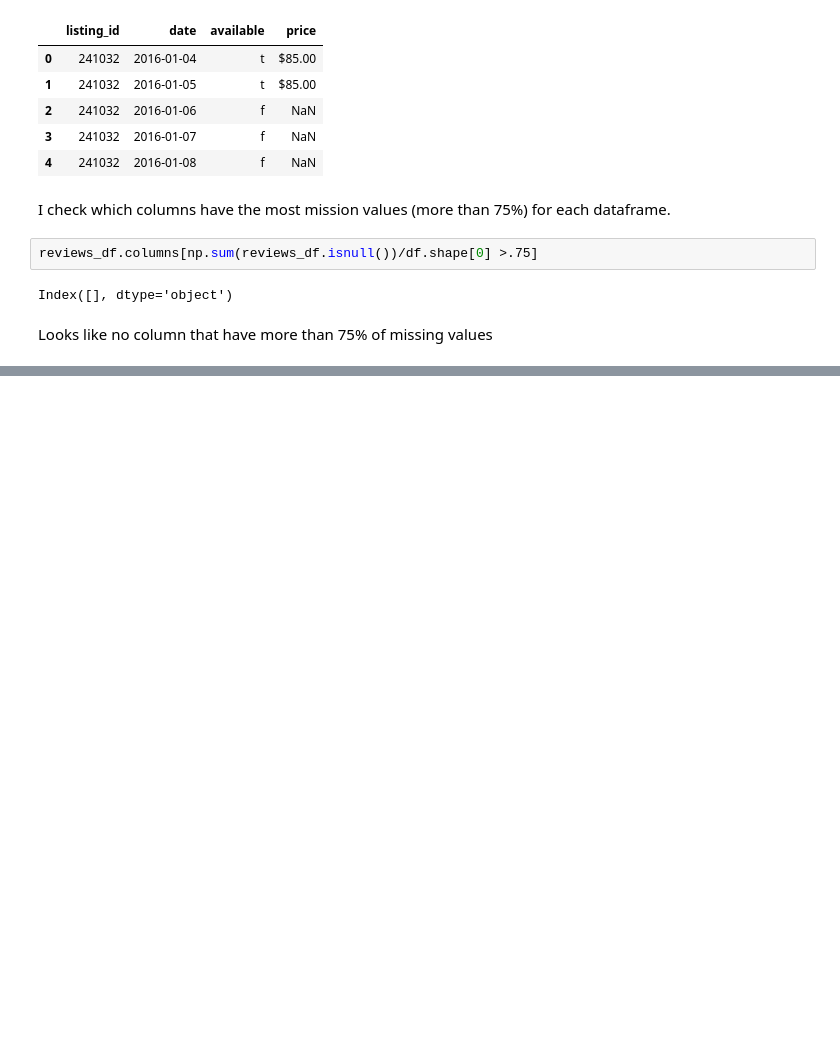
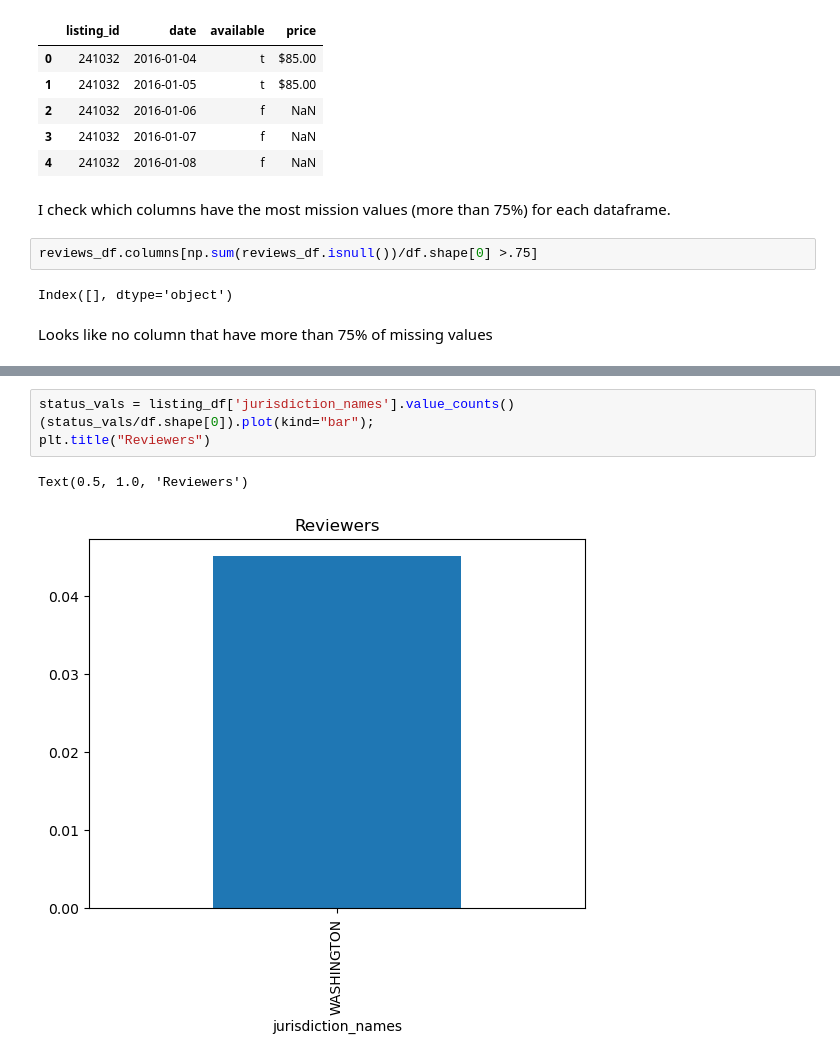
Before and after one commit to MKasigwa/airbnb_seattle_listing_analysis, a Jupyter notebook: Project1.ipynb, the cells around one changed output, grey strips where cells are left out. Cells and saved outputs as stored; diff of their text form; blank space fills up the shorter version.

```diff
--- a/Project1.ipynb
+++ b/Project1.ipynb
@@ -46,0 +66,7 @@ Looks like no column that have more than 75% of missing values
+# %%
+status_vals = listing_df['jurisdiction_names'].value_counts()
+(status_vals/df.shape[0]).plot(kind="bar");
+plt.title("Reviewers")
+# %% [output]
+Text(0.5, 1.0, 'Reviewers')
+[figure, added]
```
Also changed, not shown: parts of 6 cells of this notebook, 1 other file.
